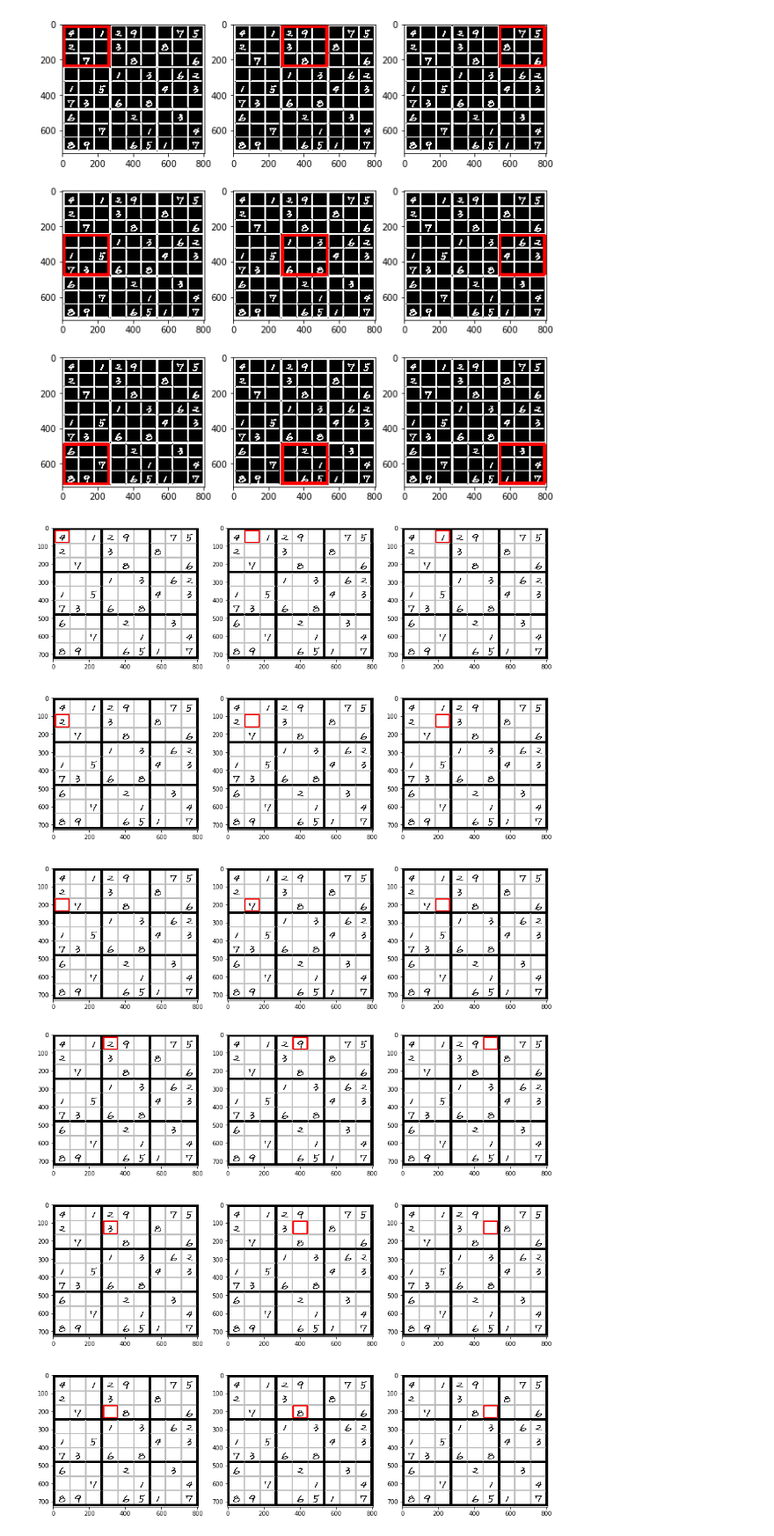
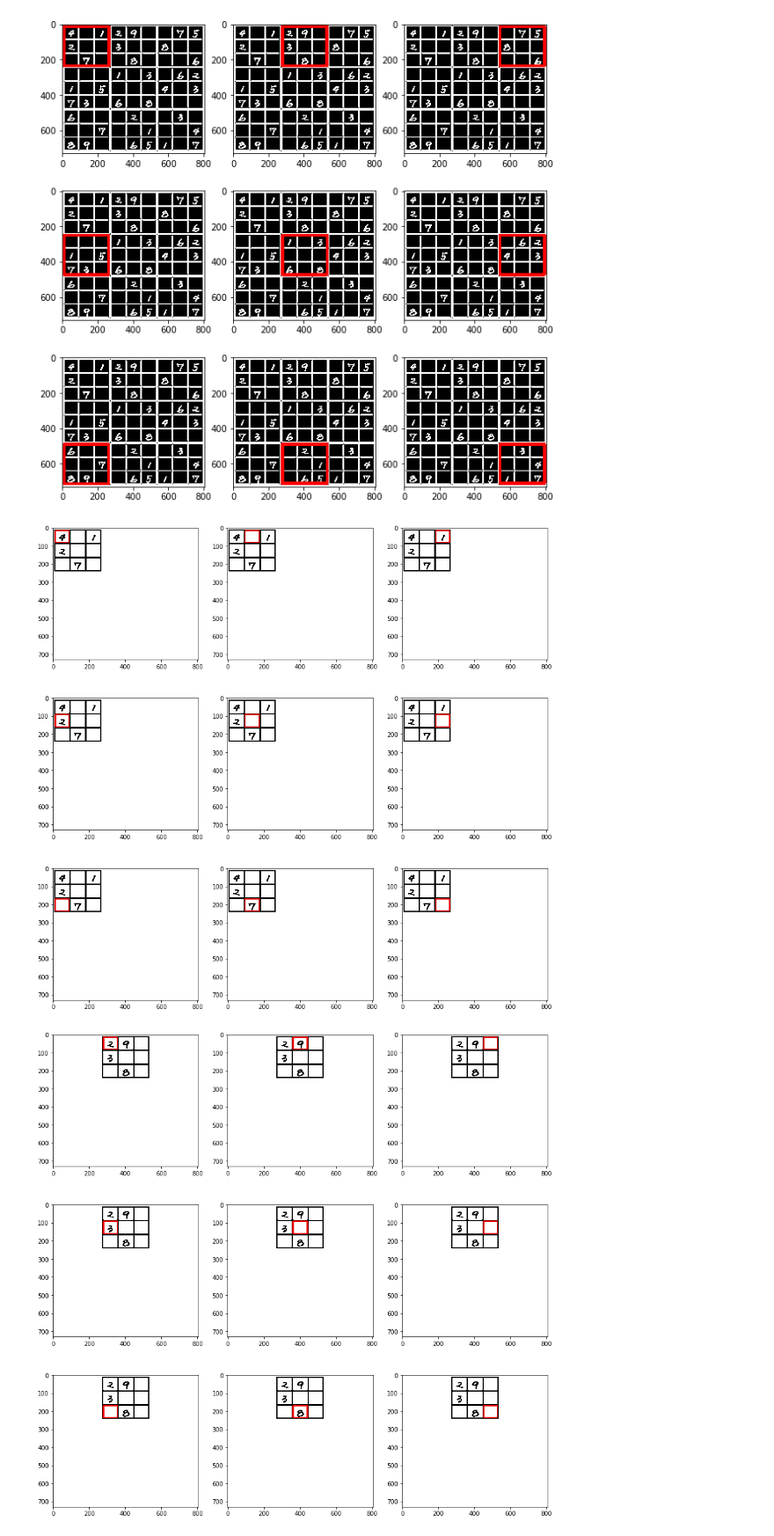
Before and after one commit to yu-zou/SudokuSolver, a Jupyter notebook: SodukuGrabber.ipynb, the cells around one changed output. Shown at 88% size. Cells and saved outputs as stored; diff of their text form; code cells hidden in the pictures.

```diff
--- a/SodukuGrabber.ipynb
+++ b/SodukuGrabber.ipynb
@@ -247,33 +245,33 @@ for (tl_x, tl_y, br_x, br_y) in sorted_blobs:
     for i in range(2,11):
 
         # Approximate contour with lines
         perimeter = cv2.arcLength(sorted_sub_contours[i], True)
         epsilon = 0.1 * cv2.arcLength(sorted_sub_contours[i],True)
         approx = cv2.approxPolyDP(sorted_sub_contours[i], epsilon, True)
         [tl_x, tl_y] = approx[0][0]
         [br_x, br_y] = approx[2][0]
 
         # Store blobs in list
         sub_blobs.append((tl_x, tl_y, br_x, br_y))
 
     # Sort blobs by the location of blob in the image
     # Calculate the center of each blob and sort the list in ascending order of center (x,y)
     sorted_sub_blobs = blob_sorting(sub_blobs)
 
     # Store unit images to unit_blobs list in order
     unit_imgs = []
     plt.figure(figsize = (15,15))
     i = 1
     for (tl_x, tl_y, br_x, br_y) in sorted_sub_blobs:
 
         unit_imgs.append(img[tl_y:br_y,tl_x:br_x])
 
-        sorted_sub_blob_img = cv2.rectangle(cv2.cvtColor(img, cv2.COLOR_GRAY2BGR), (tl_x, tl_y), (br_x, br_y), color = (255, 0, 0), thickness = 5)
+        sorted_sub_blob_img = cv2.rectangle(cv2.cvtColor(sub_th_img, cv2.COLOR_GRAY2BGR), (tl_x, tl_y), (br_x, br_y), color = (255, 0, 0), thickness = 5)
         plt.subplot(3, 3, i)
         plt.imshow(sorted_sub_blob_img)
         i += 1
 
     unit_blobs.append(unit_imgs)
 # %% [output]
-[figure, old version]
+[figure, new version]
-[figure, old version]
+[figure, new version]
```
Also changed, not shown: parts of 5 cells of this notebook, 10 other files.
